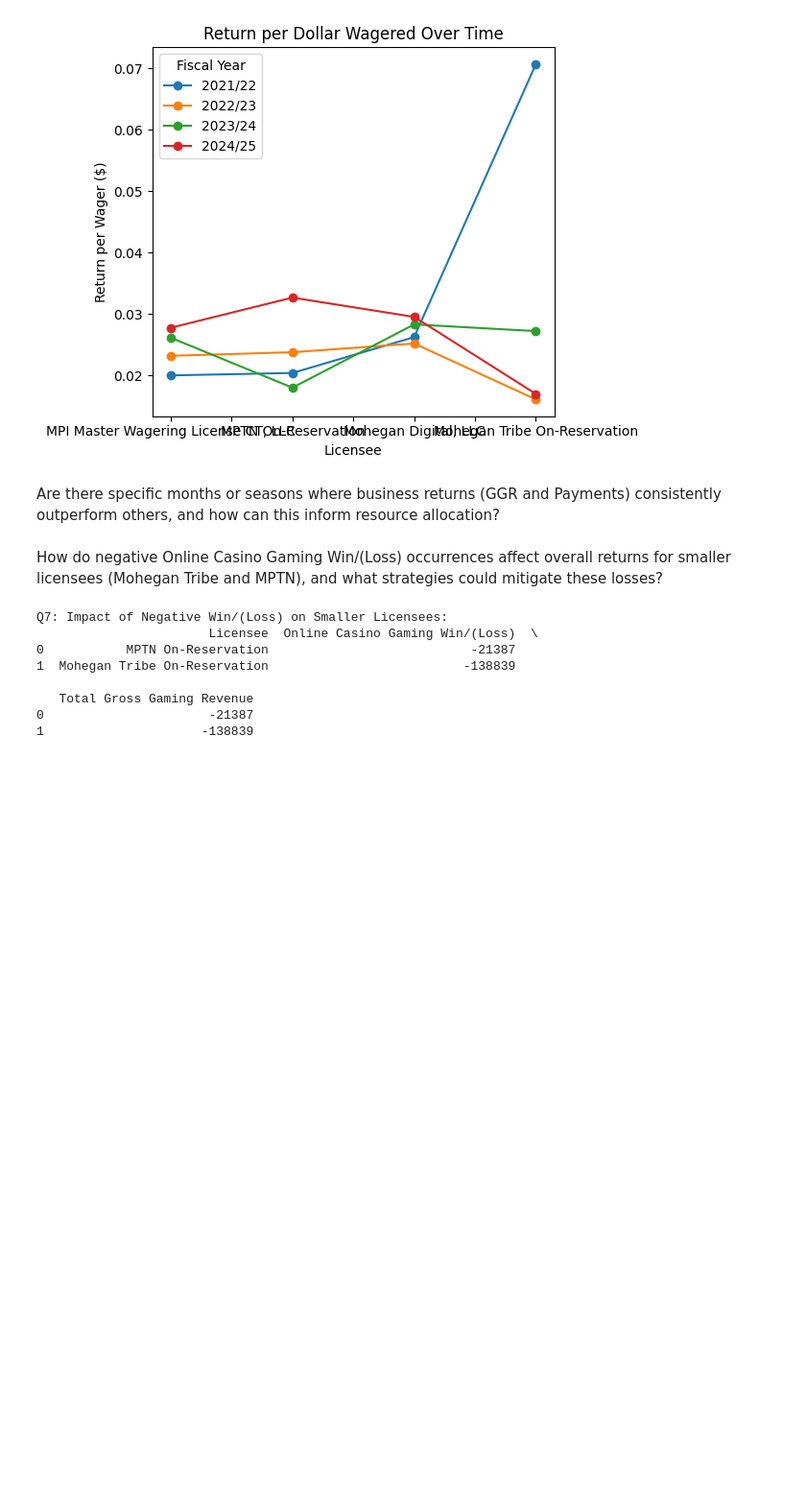
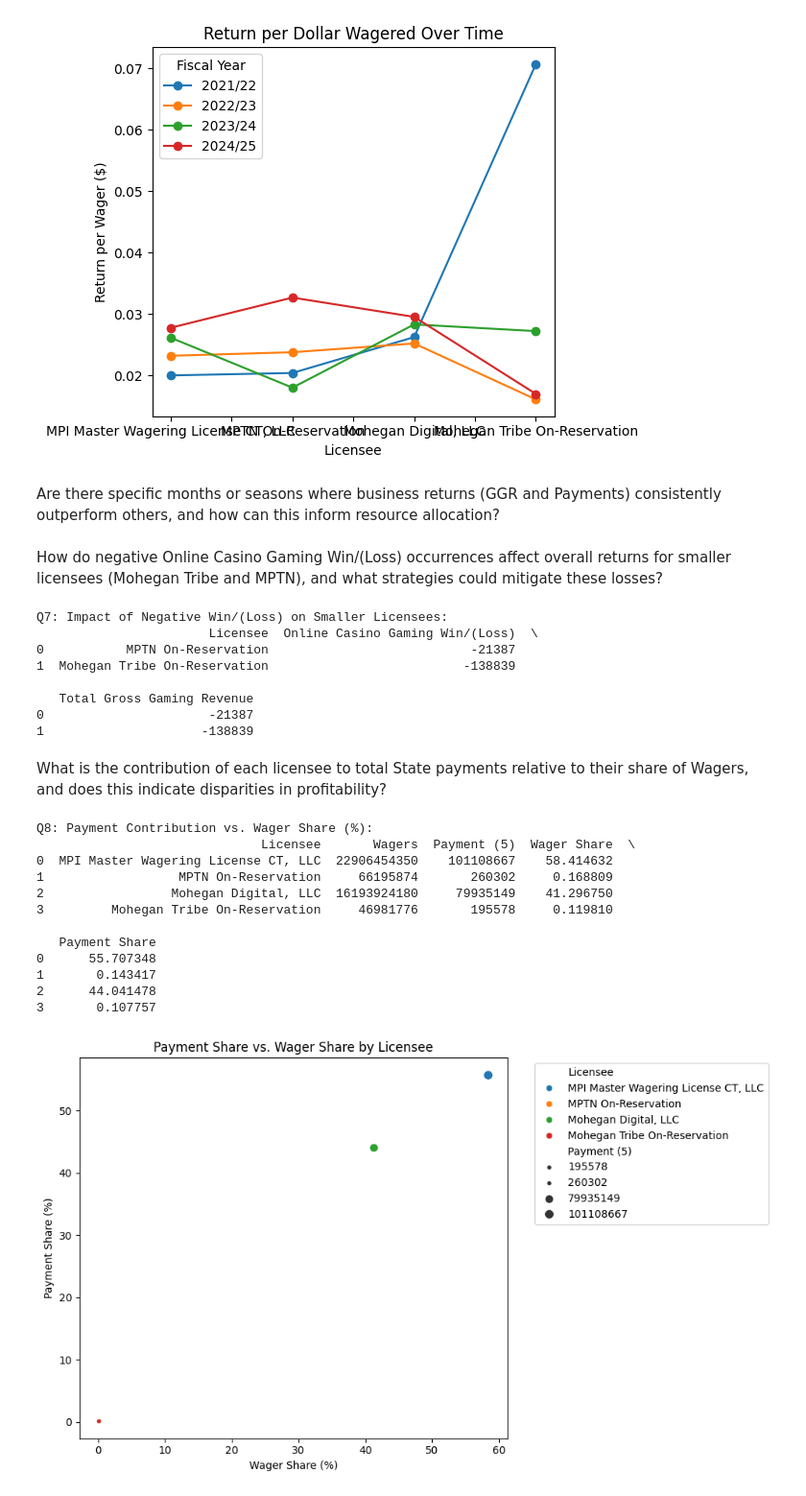
Before and after one commit to Phionanamugga/EDA_Tax_returns, a Jupyter notebook: casino_tax_returns.ipynb, the cells around one changed output. Shown at 96% size. Saved outputs shown, nothing was run; the diff lists cells and outputs as text; code cells hidden in the pictures; blank space fills up the shorter version.

Commit message:
analyses payments of licensees to the state against their wager shares[#189033653]

```diff
--- a/casino_tax_returns.ipynb
+++ b/casino_tax_returns.ipynb
@@ -267,3 +267,39 @@ Q7: Impact of Negative Win/(Loss) on Smaller Licensees:
    Total Gross Gaming Revenue
 0                      -21387
 1                     -138839
+# %% [markdown]
+What is the contribution of each licensee to total State payments relative to their share of Wagers, and does this indicate disparities in profitability?
+# %%
+Total_wagers = df['Wagers'].sum()
+Total_payments = df['Payment (5)'].sum()
+Contribution = df.groupby('Licensee').agg({
+    'Wagers': 'sum',
+    'Payment (5)': 'sum'
+}).reset_index()
+Contribution['Wager Share'] = Contribution['Wagers'] / Total_wagers * 100
+Contribution['Payment Share'] = Contribution['Payment (5)'] / Total_payments * 100
+print("\nQ8: Payment Contribution vs. Wager Share (%):")
+print(Contribution)
+
+plt.figure(figsize=(10, 6))
+sns.scatterplot(data=Contribution, x='Wager Share', y='Payment Share', hue='Licensee', size='Payment (5)')
+plt.title('Payment Share vs. Wager Share by Licensee')
+plt.xlabel('Wager Share (%)')
+plt.ylabel('Payment Share (%)')
+plt.legend(bbox_to_anchor=(1.05, 1), loc='upper left')
+plt.tight_layout()
+plt.show()
+# %% [output]
+Q8: Payment Contribution vs. Wager Share (%):
+                              Licensee       Wagers  Payment (5)  Wager Share  \
+0  MPI Master Wagering License CT, LLC  22906454350    101108667    58.414632
+1                  MPTN On-Reservation     66195874       260302     0.168809
+2                 Mohegan Digital, LLC  16193924180     79935149    41.296750
+3         Mohegan Tribe On-Reservation     46981776       195578     0.119810
+
+   Payment Share
+0      55.707348
+1       0.143417
+2      44.041478
+3       0.107757
+[figure, added]
```
